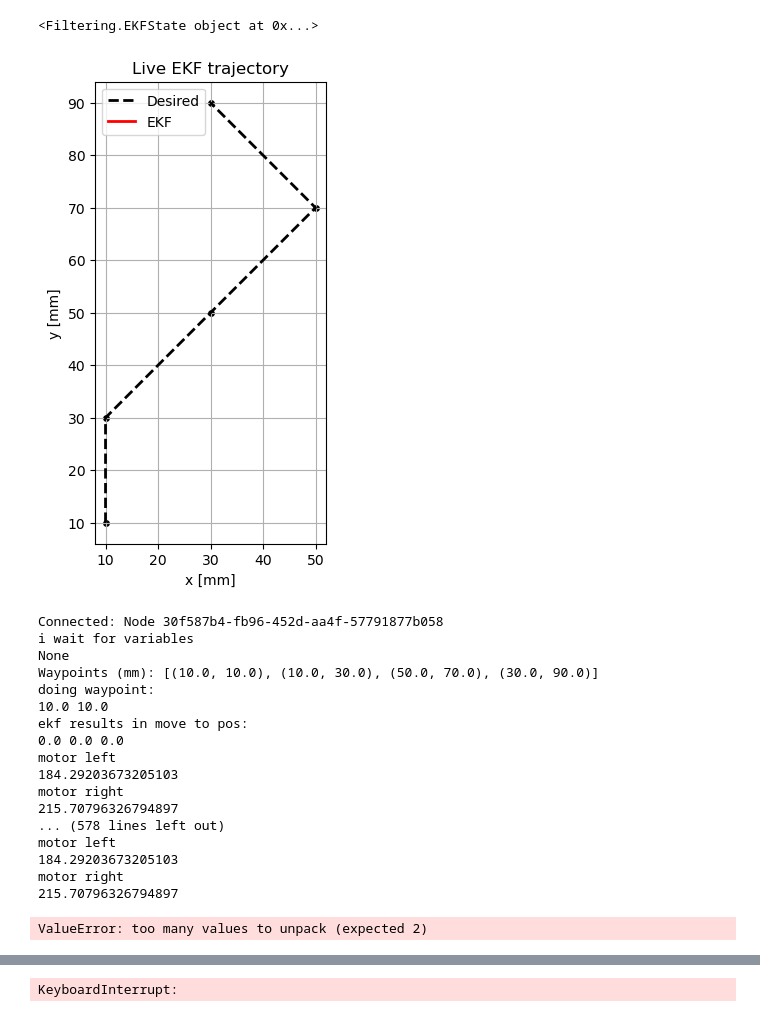
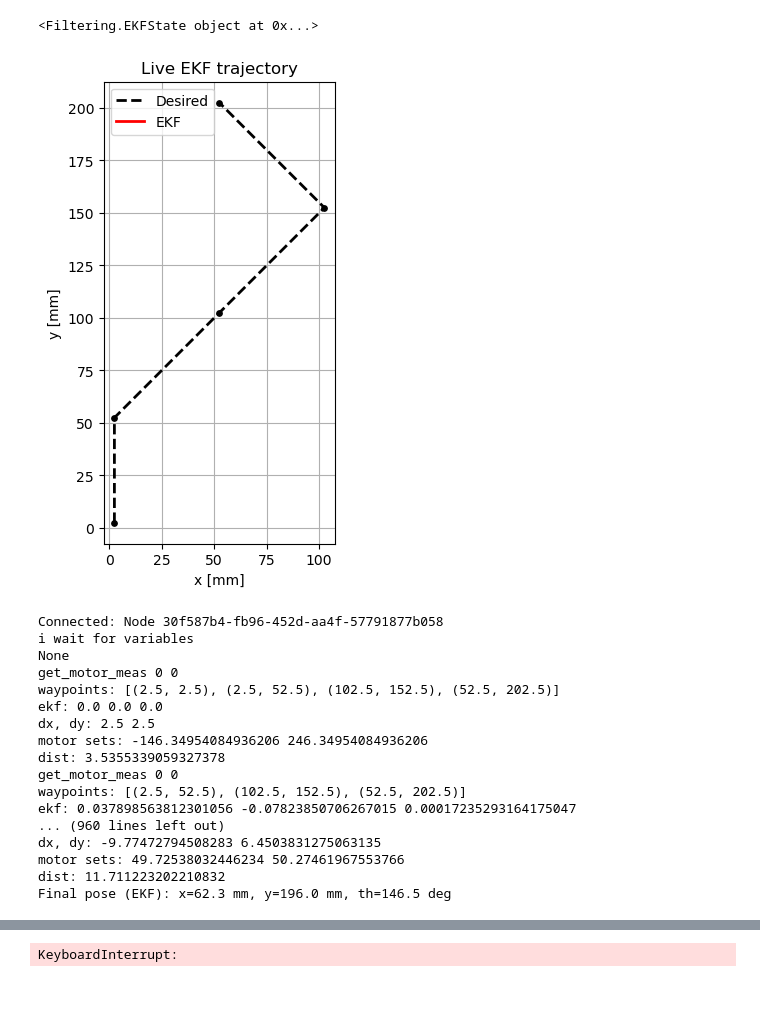
Before and after one commit to Luca-Seel/BOMR_PROJECT, a Jupyter notebook: Filtering/Control_fromEKF.ipynb, the cells around one changed output, grey strips where cells are left out. Saved outputs shown, nothing was run; the diff lists cells and outputs as text; code cells hidden in the pictures.

Commit message:
motion in filter

```diff
--- a/Filtering/Control_fromEKF.ipynb
+++ b/Filtering/Control_fromEKF.ipynb
@@ -10,12 +10,12 @@ from matplotlib.animation import FuncAnimation
 import importlib, Control_fromEKF
 import Control_fromEKF
 importlib.reload(Control_fromEKF)
-from Control_fromEKF import follow_astar_path_ekf, get_cmd, grid_to_mm
+from Control_fromEKF import follow_path, get_cmd, grid_to_mm, remove_collinear
 
 import importlib, Filtering
 import Filtering
 importlib.reload(Filtering)
-from Filtering import EKFState, ekf_task, motors_to_vw
+from Filtering import EKFState, motors_to_vw
 
 from cv import get_robot
 # params
@@ -36,16 +36,20 @@ r_mot = (75.72, 0.002692)    # motor noise on v, omega
 
 # 1) buffers
 traj = deque(maxlen=2000)   # (x,y)
-path = [(0,0), (1,0), (2, 1), (3,2), (4,1)]  # grid cells
-way_mm = grid_to_mm(path, cell_size_mm=20.0)
+path = [(0,0), (10,0), (20, 10), (30,20), (40,10)]  # grid cells
+# convert path!
+waypoints = remove_collinear(grid_to_mm(path, cell_size_mm=5))
+way_mm = grid_to_mm(path, cell_size_mm=5)
 # EKF
 ekf = EKFState(x0=[0,0,0,0,0], P0=1000*np.eye(5))
 print(ekf)
 ekf_traj = []
+# memory for plots
 def ekf_get_state():
     s = ekf.get_state()  # (x,y,theta)
     ekf_traj.append((s[0], s[1], s[2]))  # log x,y each time it's called
     return s
+image = []
 # 3) live figure
 fig, ax = plt.subplots(figsize=(6,6))
 dxs, dys = zip(*way_mm)
@@ -87,7 +91,7 @@ def get_motor_meas():
     # raw speeds in Thymio units (instantaneous)
     vl = int(node.v.motor.left.speed)
     vr = int(node.v.motor.right.speed)
-    #print(vl, vr)
+    print("get_motor_meas", vl, vr)
     # convert to v [mm/s], omega [rad/s]
     v, w = motors_to_vw(vl, vr, speed_to_mms, L)
     return np.array([v, w], dtype=float)
@@ -99,69 +103,70 @@ def get_cam_meas(image=None):
         return [pos, angle]
     return None
 
-# start ekf in background
-ekf_coro = ekf_task(ekf, client, node=node, Ts=Ts, speed_to_mms=speed_to_mms, L=L, q_proc=q_proc,
-    r_cam=r_cam, r_mot=r_mot, get_cam_meas=None, get_motor_meas=get_motor_meas, get_cmd=get_cmd,
-)
-task = asyncio.create_task(ekf_coro)
+
 try:
-    x, y, th = aw(follow_astar_path_ekf(
-        node=node, client=client, ekf_get_state=ekf_get_state,
-        path_cells=path, cell_size_mm=20.0,
-        use_smooth_vw=True,       # try smooth V–ω once EKF is stable
-        v_cmd=200, kp_heading=20.0,
-        dt=0.02, pos_tol=1.0, ang_tol=0.03
-    ))
+    while waypoints:
+        vl_cmd, vr_cmd = get_cmd()
+        z_mot=get_motor_meas()
+        z_cam = get_cam_meas(image)
+        ekf.step(vl_cmd, vr_cmd, z_cam, r_cam=r_cam, z_mot=z_mot, r_mot=r_mot, Ts=Ts, q_proc=q_proc)
+        #print("ekf results:", ekf.x, ekf.P)
+        state = ekf_get_state()
+        # predict
+        print("waypoints:", waypoints)
+        waypoints = aw(follow_path(node, state, waypoints, v_cmd=50, kp_heading=250.0,
+                      pos_tol=12.0))
+
+
+    x, y, th = ekf_get_state()[:3]
     print(f"Final pose (EKF): x={x:.1f} mm, y={y:.1f} mm, th={m.degrees(th):.1f} deg")
 finally:
-    task.cancel()
     aw(node.set_variables({"motor.left.target":[0], "motor.right.target":[0]}))
     aw(node.unlock())
     # plots
     # Build arrays
     if len(ekf_traj) > 1:
-        xs, ys = zip(*ekf_traj)
+        xs, ys, th = zip(*ekf_traj)
     else:
         xs, ys = [], []
 
     dxs, dys = zip(*way_mm)
 
     plt.figure(figsize=(6,6))
     # desired path
     plt.plot(dxs, dys, 'k--', lw=2, label='Desired path (waypoints)')
     plt.scatter(dxs, dys, c='k', s=20)
 
     # actual path from EKF
     plt.plot(xs, ys, 'r-', lw=2, label='EKF trajectory')
     if xs and ys:
         plt.scatter([xs[0]],[ys[0]], c='g', s=40, label='Start (EKF)')
         plt.scatter([xs[-1]],[ys[-1]], c='r', s=40, label='End (EKF)')
 
     plt.axis('equal')
     plt.xlabel('x [mm]')
     plt.ylabel('y [mm]')
     plt.title('Desired vs EKF trajectory')
     plt.legend()
     plt.grid(True)
     plt.show()
 # %% [output]
 <Filtering.EKFState object at 0x...>
-[figure, old version]
+[figure, new version]
 Connected: Node 30f587b4-fb96-452d-aa4f-57791877b058
 i wait for variables
 None
-Waypoints (mm): [(10.0, 10.0), (10.0, 30.0), (50.0, 70.0), (30.0, 90.0)]
-doing waypoint:
-10.0 10.0
-ekf results in move to pos:
-0.0 0.0 0.0
-motor left
-184.29203673205103
-motor right
-215.70796326794897
-... (578 lines left out)
-motor left
-184.29203673205103
-motor right
-215.70796326794897
+get_motor_meas 0 0
+waypoints: [(2.5, 2.5), (2.5, 52.5), (102.5, 152.5), (52.5, 202.5)]
+ekf: 0.0 0.0 0.0
+dx, dy: 2.5 2.5
+motor sets: -146.34954084936206 246.34954084936206
+dist: 3.5355339059327378
+get_motor_meas 0 0
+waypoints: [(2.5, 52.5), (102.5, 152.5), (52.5, 202.5)]
+ekf: 0.037898563812301056 -0.07823850706267015 0.00017235293164175047
+... (960 lines left out)
+dx, dy: -9.77472794508283 6.4503831275063135
+motor sets: 49.72538032446234 50.27461967553766
+dist: 11.711223202210832
+Final pose (EKF): x=62.3 mm, y=196.0 mm, th=146.5 deg
-ValueError: too many values to unpack (expected 2)
```
Also changed, not shown: parts of 1 cell of this notebook, 2 other files.
